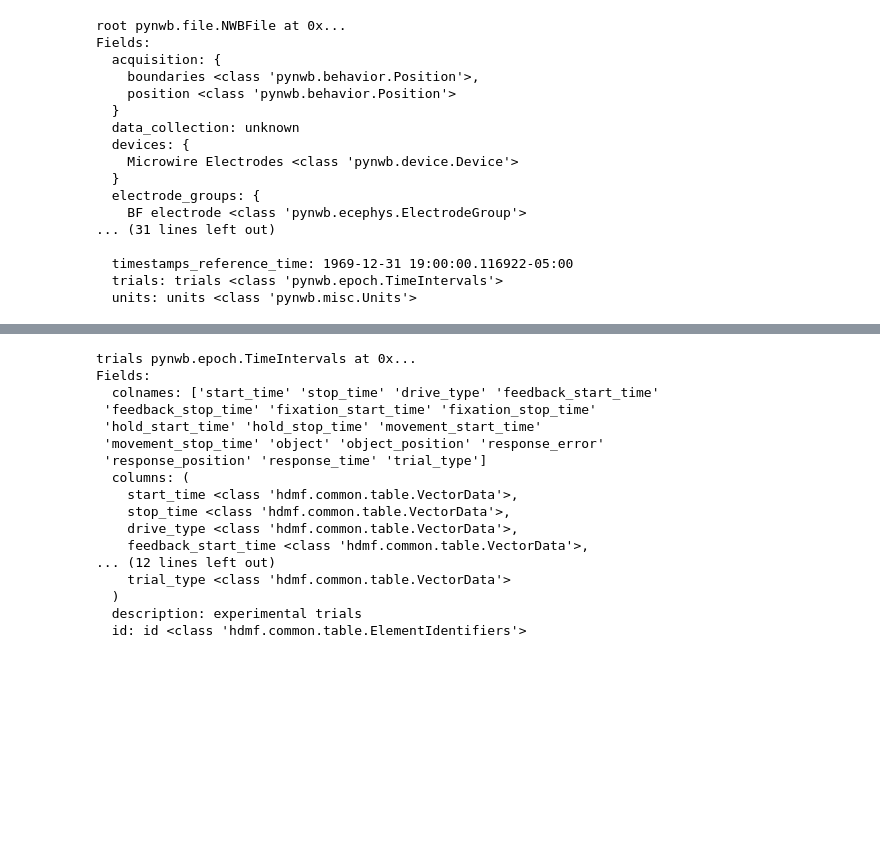
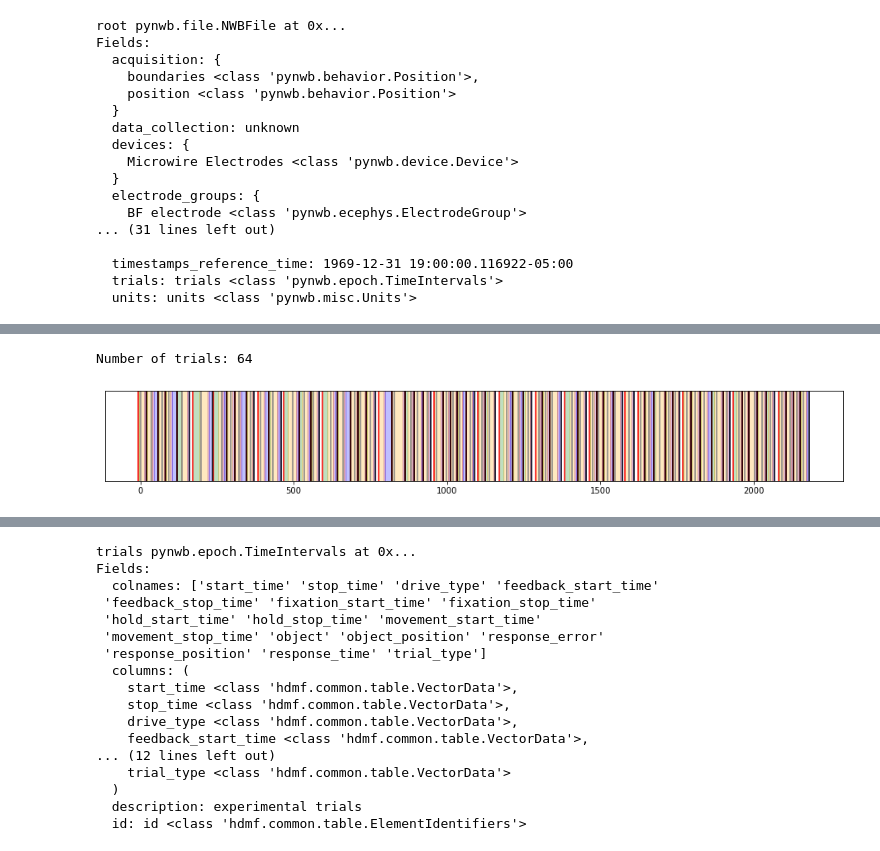
Before and after one commit to HSNPipeline/AnalyzeTrain, a Jupyter notebook: notebooks/00-DataChecks.ipynb, the cells around one changed output, grey strips where cells are left out. Saved outputs shown, nothing was run; the diff lists cells and outputs as text; code cells hidden in the pictures; blank space fills up the shorter version.

```diff
--- a/notebooks/00-DataChecks.ipynb
+++ b/notebooks/00-DataChecks.ipynb
@@ -54,0 +98,11 @@ Fields:
+# %%
+# Get the number of trials
+n_trials = len(nwbfile.trials)
+print('Number of trials: {}'.format(n_trials))
+# %% [output]
+Number of trials: 64
+# %%
+# Plot the task structure for the whole recording
+plot_task_structure(nwbfile.trials)
+# %% [output]
+[figure, added]
```
Also changed, not shown: parts of 45 cells of this notebook.
